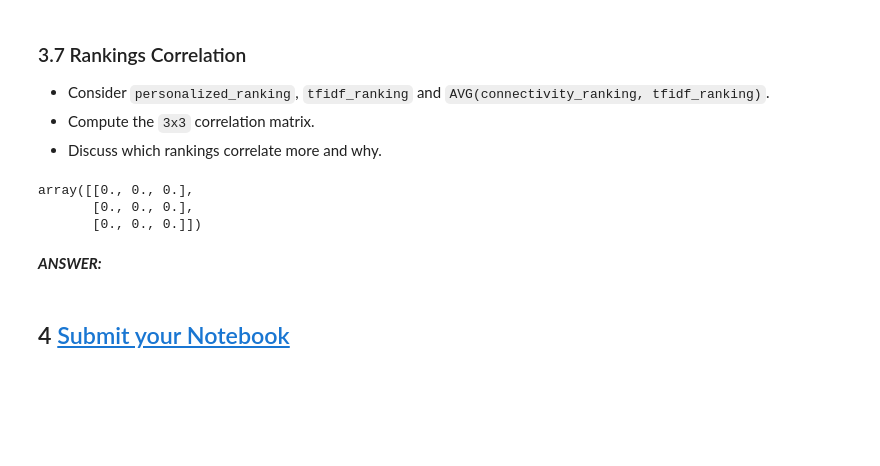
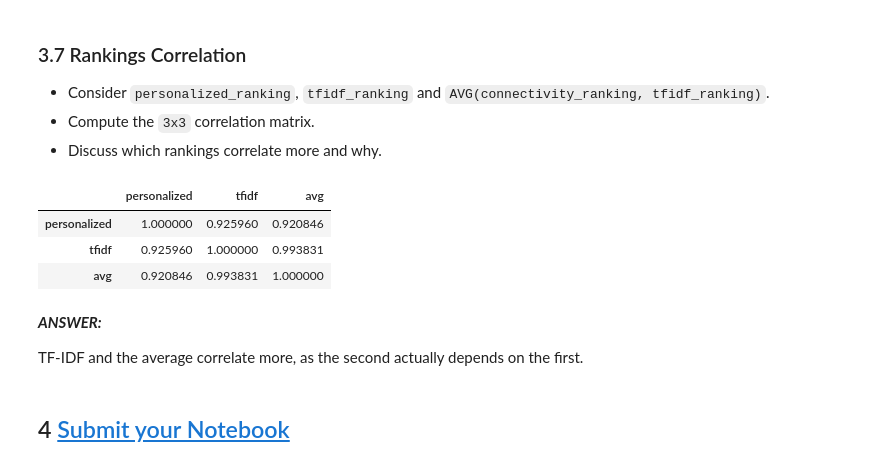
Before and after one commit to Gondolav/DIS, a Jupyter notebook: Extras/2019-Final/final_2019.ipynb, the cells around one changed output. Drawn from its saved outputs; the diff is of its cells as text; code cells hidden in the pictures; blank space fills up the shorter version.

```diff
--- a/Extras/2019-Final/final_2019.ipynb
+++ b/Extras/2019-Final/final_2019.ipynb
@@ -314,8 +353,22 @@ def personalized_ranking(G, nodes_community, communities, communities_count):
 
     #create personalization dict
     #where value of a  person is 1/(total people in IA) if belongs in IA, else 0
+    total_AI = 0
+    for c_id in nodes_community.values():
+        if c_id == 'artificial intelligence':
+            total_AI += 1
 
-    # normalize
+    personalization = {}
+    for n_id, c_id in nodes_community.items():
+        if c_id == 'artificial intelligence':
+            personalization[n_id] = 1 / total_AI
+        else:
+            personalization[n_id] = 0
+
+    pers_pagerank = nx.pagerank(G, personalization=personalization)
+
+    for c_id, n_id in influencers.items():
+        communities_ranking[c_id] = pers_pagerank[n_id]
 
     return communities_ranking
 
@@ -383,15 +436,27 @@ def tfidf_ranking(G, nodes_community, communities, communities_count):
         documents[communities.index(nodes_community[n])] += labels
 
     #creating vocabulary
+    vocabulary = []
+    for d in documents:
+        for w in d.split():
+            if w not in vocabulary:
+                vocabulary.append(w)
 
+    docs_splitted = [d.split() for d in documents]
+    idfs = idf_values(vocabulary, docs_splitted)
 
     # creating document vectors
+    doc_vecs = [vectorize(doc, vocabulary, idfs) for doc in docs_splitted]
 
 
     #creating query vector
-
+    query_vec = vectorize(query[0].split(), vocabulary, idfs)
 
     #compute similarity
+    cos_sim = cosine_similarity([query_vec] * len(doc_vecs), doc_vecs)[0]
+
+    for i, comm in enumerate(communities):
+        communities_ranking[comm] = cos_sim[i]
 
     return communities_ranking
 
@@ -421,24 +486,30 @@ sorted(tfidf_ranking.items(), key=lambda x: x[1], reverse=True) if tfidf_ranking
 - Compute the `3x3` correlation matrix.
 - Discuss which rankings correlate more and why.
 # %%
+import pandas as pd
 def compute_correlation(connectivity_ranking, personalized_ranking, tfidf_ranking):
     correlation = np.zeros([3,3])
 
     connectivity_ranking = [r[1] for r in sorted(connectivity_ranking.items(), key=lambda x: x[0])]
     personalized_ranking = [r[1] for r in sorted(personalized_ranking.items(), key=lambda x: x[0])]
     tfidf_ranking = [r[1] for r in sorted(tfidf_ranking.items(), key=lambda x: x[0])]
     avg_connectivity_tfidf_ranking = [sum(x)/2 for x in zip(connectivity_ranking, tfidf_ranking)]
 
-    # Add your code here
+    names = ['personalized', 'tfidf', 'avg']
+    data = [personalized_ranking, tfidf_ranking, avg_connectivity_tfidf_ranking]
+    df = pd.DataFrame.from_dict(dict(zip(names, data)))
 
-    return correlation
+    return df.corr()
 
 compute_correlation(connectivity_ranking, personalized_ranking, tfidf_ranking)
 # %% [output]
-array([[0., 0., 0.],
-       [0., 0., 0.],
-       [0., 0., 0.]])
+|  | personalized | tfidf | avg |
+| personalized | 1.000000 | 0.925960 | 0.920846 |
+| tfidf | 0.925960 | 1.000000 | 0.993831 |
+| avg | 0.920846 | 0.993831 | 1.000000 |
-# %% [markdown]
-***ANSWER:***
+# %% [markdown]
+***ANSWER:***
+
+TF-IDF and the average correlate more, as the second actually depends on the first.
 # %% [markdown]
 ## 4 [Submit  your Notebook](https://moodle.epfl.ch/mod/quiz/view.php?id=1026302)
```
Also changed, not shown: parts of 13 cells of this notebook, 2 other files.
